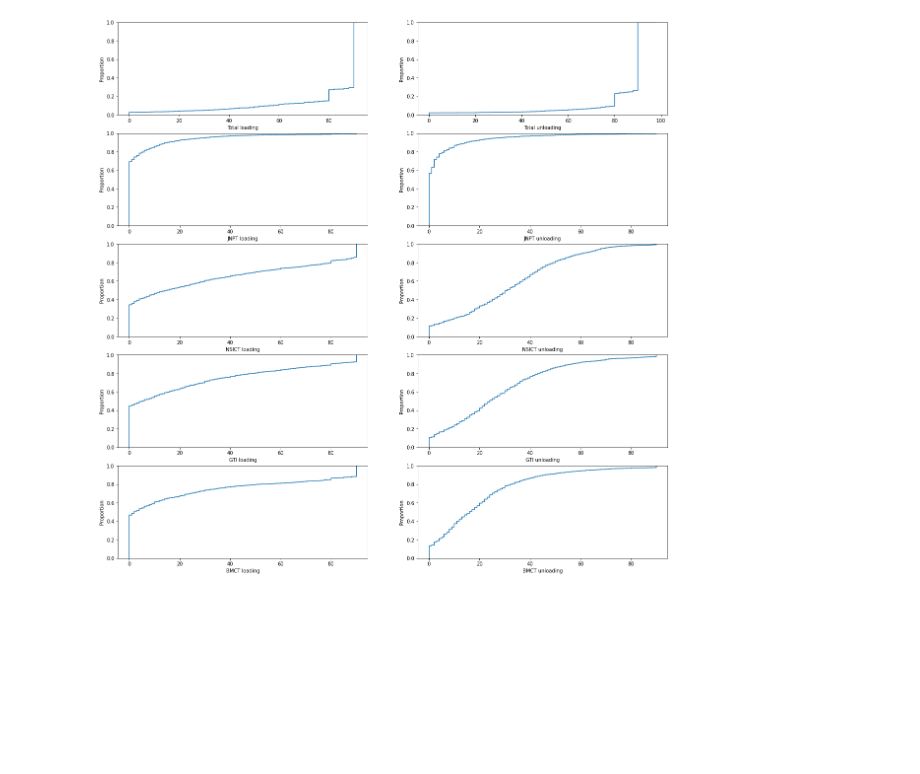
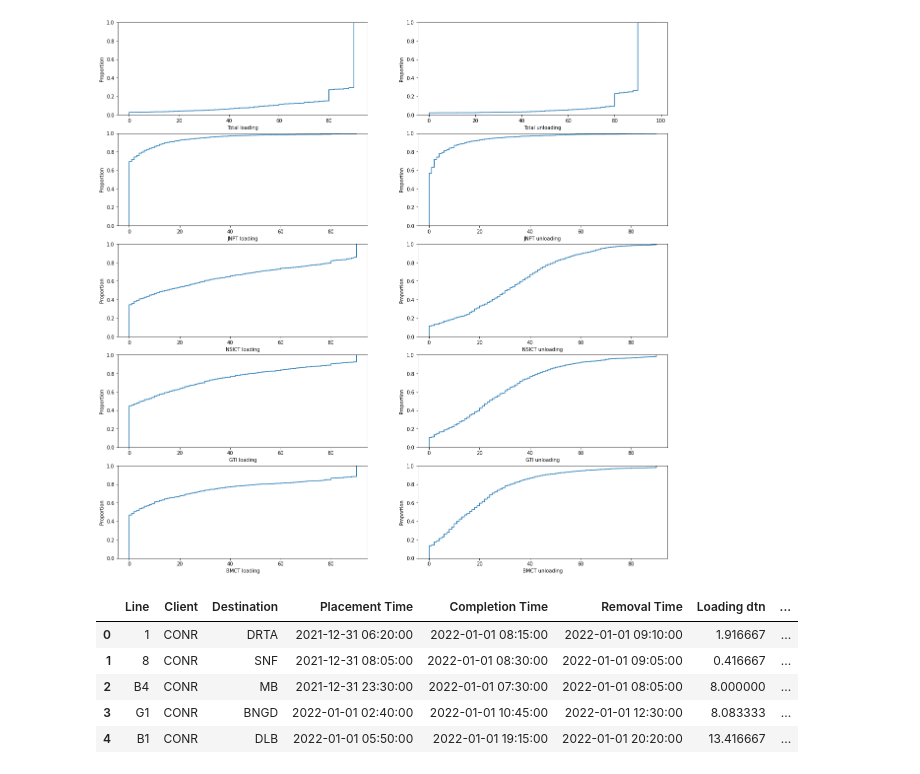
Before and after one commit to UKonge/Project_codes, a Jupyter notebook: Individual_rake_data_analysis.ipynb, the cells around one changed output. Cells and saved outputs as stored; diff of their text form; code cells hidden in the pictures; blank space fills up the shorter version.

```diff
--- a/Individual_rake_data_analysis.ipynb
+++ b/Individual_rake_data_analysis.ipynb
@@ -79,3 +80,15 @@ for p in ports:
 plt.show()
 # %% [output]
 [figure]
+# %%
+ports = ['JNPT','NSICT','GTI','BMCT']
+d['max port loading'] =d[[i+' loading' for i in ports]].apply(np.max,axis=1)
+d['max percent port loading'] = d['max port loading']/d['Total loading']*100.0
+d.head()
+# %% [output]
+|  | Line | Client | Destination | Placement Time | Completion Time | Removal Time | Loading dtn | ... |
+| 0 | 1 | CONR | DRTA | 2021-12-31 06:20:00 | 2022-01-01 08:15:00 | 2022-01-01 09:10:00 | 1.916667 | ... |
+| 1 | 8 | CONR | SNF | 2021-12-31 08:05:00 | 2022-01-01 08:30:00 | 2022-01-01 09:05:00 | 0.416667 | ... |
+| 2 | B4 | CONR | MB | 2021-12-31 23:30:00 | 2022-01-01 07:30:00 | 2022-01-01 08:05:00 | 8.000000 | ... |
+| 3 | G1 | CONR | BNGD | 2022-01-01 02:40:00 | 2022-01-01 10:45:00 | 2022-01-01 12:30:00 | 8.083333 | ... |
+| 4 | B1 | CONR | DLB | 2022-01-01 05:50:00 | 2022-01-01 19:15:00 | 2022-01-01 20:20:00 | 13.416667 | ... |
```
Also changed, not shown: parts of 10 cells of this notebook, 2 other files.
